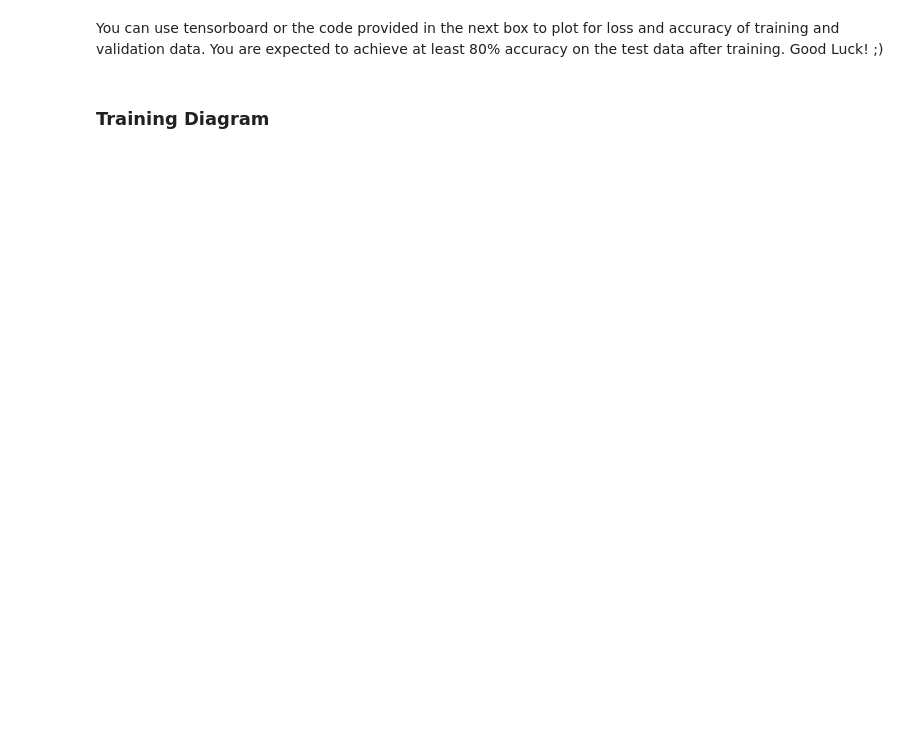
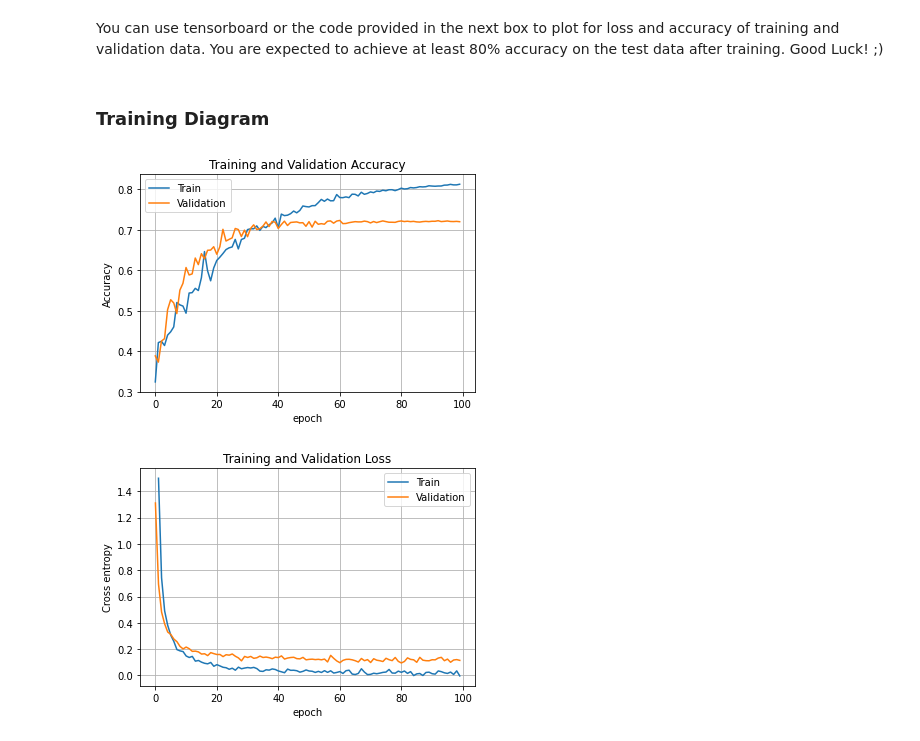
Before and after one commit to MohammadRaziei/Deep-Learning-Cource, a Jupyter notebook: HW03/Q4/CNN on CIFAR/CNN_on_CIFAR.ipynb, the cells around one changed output. Cells and saved outputs as stored; diff of their text form; code cells hidden in the pictures; blank space fills up the shorter version.

```diff
--- a/HW03/Q4/CNN on CIFAR/CNN_on_CIFAR.ipynb
+++ b/HW03/Q4/CNN on CIFAR/CNN_on_CIFAR.ipynb
@@ -536,7 +536,7 @@ pooling1_CIFAR100 = tf.nn.max_pool(conv2_relu_CIFAR100, ksize=[1, 3, 3, 1], stri
 conv3_CIFAR100 = tf.nn.conv2d(pooling1_CIFAR100, W_conv3_CIFAR10, strides=[1, 1, 1, 1], padding='SAME') + B_conv3_CIFAR10
 conv3_relu_CIFAR100 = tf.nn.relu(conv3_CIFAR100)
 drop2_CIFAR100 = tf.nn.dropout(conv3_relu_CIFAR100, rate=0.5)
-bn1_CIFAR100 = tf.nn.batch_normalization(drop2_CIFAR100,mean=tf.reduce_mean(drop2_CIFAR100),variance=tf.math.reduce_variance(drop2_CIFAR100),offset=O_BN1_CIFAR10, scale=S_BN1_CIFAR10, variance_epsilon=0.01)
+bn1_CIFAR100 = drop2_CIFAR100# bn1_CIFAR100 = tf.nn.batch_normalization(drop2_CIFAR100,mean=tf.reduce_mean(drop2_CIFAR100),variance=tf.math.reduce_variance(drop2_CIFAR100),offset=O_BN1_CIFAR10, scale=S_BN1_CIFAR10, variance_epsilon=0.01)
 conv4_CIFAR100 = tf.nn.conv2d(bn1_CIFAR100, W_conv4_CIFAR10, strides=[1, 1, 1, 1], padding='SAME') + B_conv4_CIFAR10
 conv4_relu_CIFAR100 = tf.nn.relu(conv4_CIFAR100)
 pooling2_CIFAR100 = tf.nn.max_pool(conv4_relu_CIFAR100, ksize=[1, 3, 3, 1], strides=[1, 2, 2, 1], padding='SAME')
@@ -594,7 +594,7 @@ Now, go for the rest of the job and start training:
 ########## Training ##########
 batch_size = 64 # You are free to change it
 x_train_batches, y_train_batches = make_batches(images_train, labels_train_onehot, batch_size)
-epochs = 30  # You are free to change it
+epochs = 100# You are free to change it
 N_Batches = len(x_train_batches)
 
 train_acc  = np.zeros(epochs)
@@ -612,7 +612,7 @@ with tf.Session() as sess:
         batch_loss = np.zeros(N_Batches)
         for n in range(N_Batches):
             _, batch_acc[n], batch_loss[n] = sess.run([new_trainer, new_accuracy, new_cross_entropy],
-                                                      {x: x_train_batches[n], y: y_train_batches[n]})
+                                                      {x_new: x_train_batches[n], y_new: y_train_batches[n]})
             #print("Batch %3d/%d: Acc:%0.4f , Loss:%0.4f"%(n, N_Batches, batch_acc[n], batch_loss[n]))
 
         train_acc[epoch] = np.mean(batch_acc)
@@ -621,13 +621,13 @@ with tf.Session() as sess:
 
         ########## Validation ##########
         val_acc[epoch], val_loss[epoch] = sess.run([new_accuracy, new_cross_entropy],
-                                                   {x: images_validation, y: labels_val_onehot})
+                                                   {x_new: images_validation, y_new: labels_val_onehot})
         print("Validation:\tAccuracy= %0.4f \tLoss= %0.4f"%(val_acc[epoch], val_loss[epoch]))
 
 ############################################################
 #            TODO: Implement Test Phase                    #
 ############################################################
-...
-print("Test:\tAccuracy= %0.4f \tLoss= %0.4f"%(test_acc, test_loss))
+    test_acc, test_loss = sess.run([new_accuracy, new_cross_entropy],{x_new: images_test, y_new: labels_test_onehot})
+    print("Test:\tAccuracy= %0.4f \tLoss= %0.4f"%(test_acc, test_loss))
 ############################################################
 # %% [output]
@@ -638,22 +654,27 @@ You can use tensorboard or the code provided in the next box to plot for loss an
 ### Training Diagram
 # %%
 ########## Plot metrics #########################
+s = np.arange(100)
 fig = plt.figure()
 plt.plot(range(epochs), train_acc, label='Train')
 plt.plot(range(epochs), val_acc, label='Validation')
+plt.plot(s,a2, label='Validation')
 plt.title("Training and Validation Accuracy")
 plt.xlabel("epoch")
 plt.ylabel("Accuracy")
 plt.grid(True)
 plt.legend(loc=0)
 plt.show()
 
 fig = plt.figure()
 plt.plot(range(epochs), train_loss, label='Train')
 plt.plot(range(epochs), val_loss, label='Validation')
 plt.title("Training and Validation Loss")
 plt.xlabel("epoch")
 plt.ylabel("Cross entropy")
 plt.grid(True)
 plt.legend(loc=0)
 plt.show()
+# %% [output]
+[figure, added]
+[figure, added]
```
Also changed, not shown: parts of 1 cell of this notebook.
